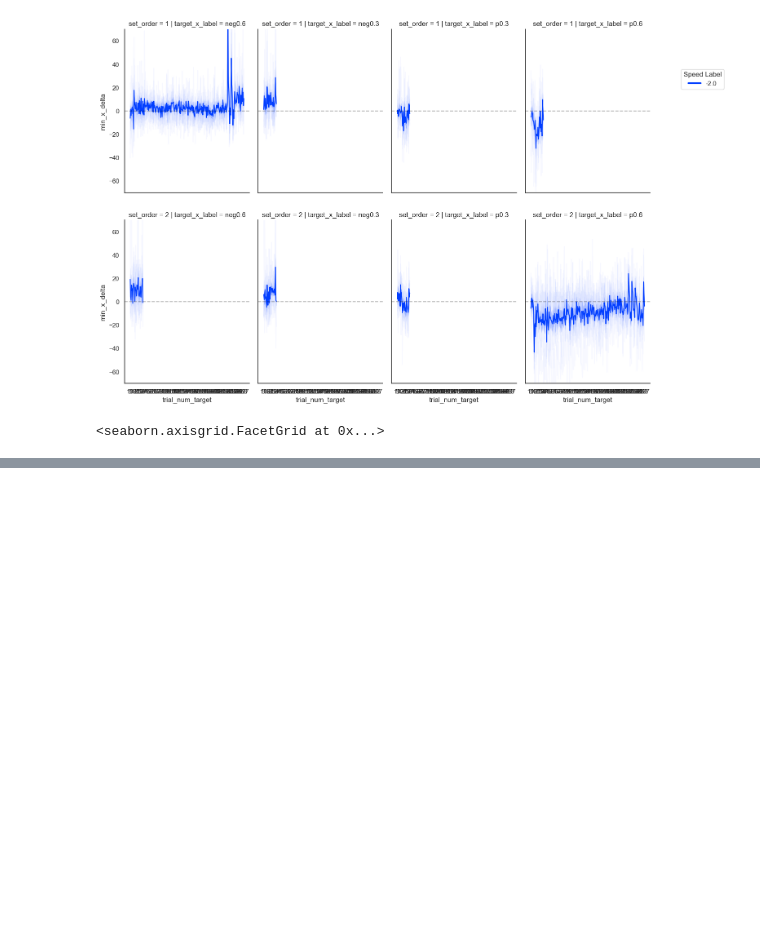
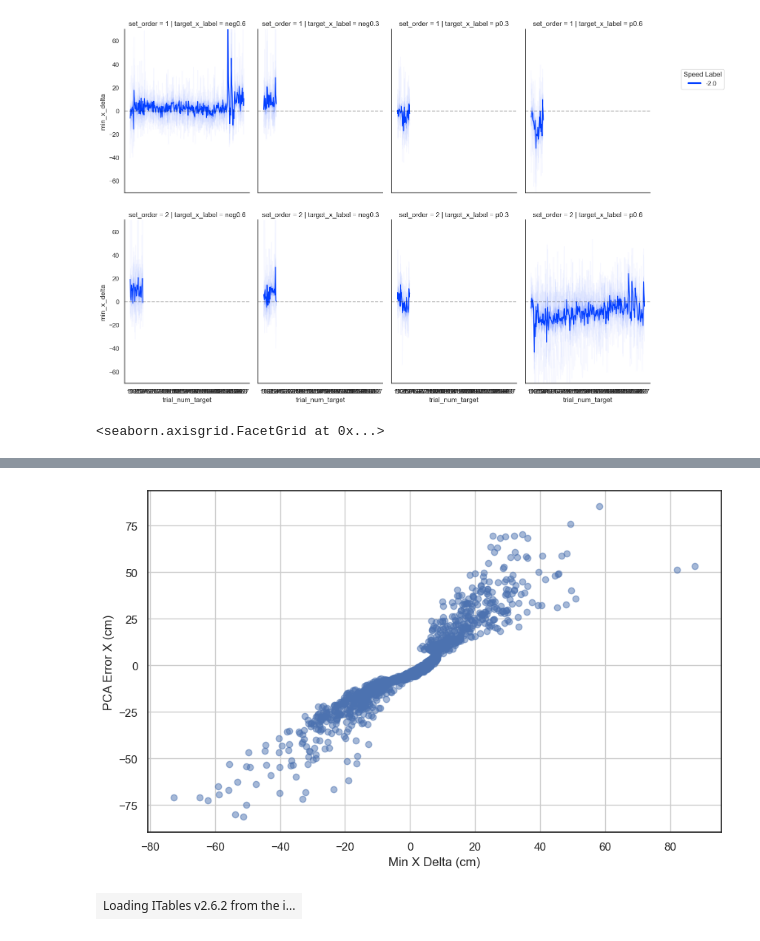
Before and after one commit to jacobjb02/vr-motor-adaptation-notebooks, a Jupyter notebook: Notebook/Spatial_Generalization.ipynb, the cells around one changed output, grey strips where cells are left out. Cells and saved outputs as stored; diff of their text form; code cells hidden in the pictures; blank space fills up the shorter version.

```diff
--- a/Notebook/Spatial_Generalization.ipynb
+++ b/Notebook/Spatial_Generalization.ipynb
@@ -309,0 +372,10 @@ plot_exposure_trials(df_filt_BC,
+# %%
+from src.PCA import compute_PCA_summary
+
+PCA_table = compute_PCA_summary(tmp_transfer,
+            features = ['min_pos_from_target_x','min_pos_from_target_z'],
+            group_cols = ['water_speed_m_s','set_order','target_x_label'],
+            water_col = 'water_speed_m_s',
+            n_components=2
+            )
+PCA_table
@@ -309,0 +384,10 @@ plot_exposure_trials(df_filt_BC,
+# %%
+df_angles = tmp_transfer.copy()
+
+group_cols = ['water_speed_m_s','set_order','target_x_label']
+
+new_cols = ['pc_vector_1_angle','pc_vector_1_pca_center_x','pc_vector_1_pca_center_z','pc_vector_1_c_X','pc_vector_1_c_Z']
+
+df_angles_v = df_angles.merge(PCA_table[group_cols + new_cols], how="left", on=group_cols)
+# should be true
+#len(df_angles_v['pc_vector_1_angle'].unique()) == 16
@@ -309,0 +421,20 @@ plot_exposure_trials(df_filt_BC,
+# %%
+from src.PCA import compute_PCA_error
+
+PCA_error_df = compute_PCA_error(trial_df=df_angles_v,
+                  pc_deg='pc_vector_1_angle',
+                  target_x_col='target_position_x',
+                  target_z_col='target_position_z',
+                  features = ['min_pos_from_target_x','min_pos_from_target_z'],
+                  water_col = 'water_speed_m_s'
+                 )
+# %%
+plt.figure(figsize=(10,6))
+plt.scatter(PCA_error_df['min_x_delta'], PCA_error_df['PCA_error_X_cm'], alpha=0.5)
+
+plt.xlabel('Min X Delta (cm)')
+plt.ylabel('PCA Error X (cm)')
+plt.grid(True)
+plt.show()
+# %% [output]
+[figure, added]
@@ -309,0 +448,4 @@ plot_exposure_trials(df_filt_BC,
+# %%
+PCA_error_df_bt
+# %% [output]
+| Loading ITables v2.6.2 from the i... |
```
Also changed, not shown: parts of 14 cells of this notebook, 4 other files.
